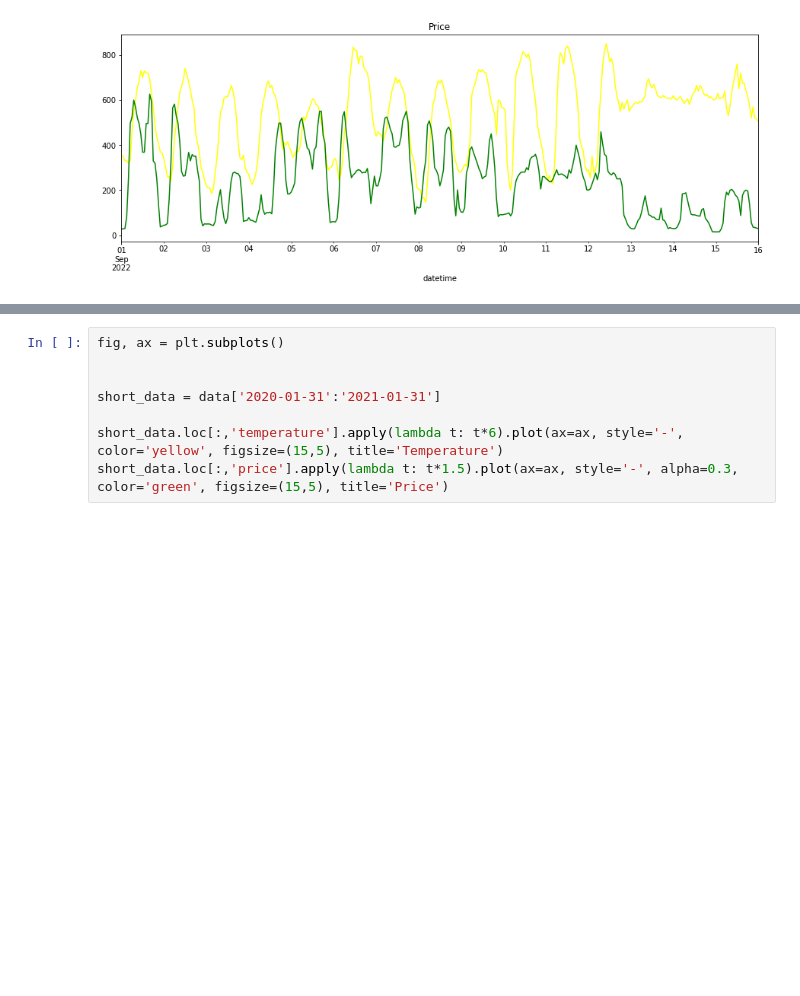
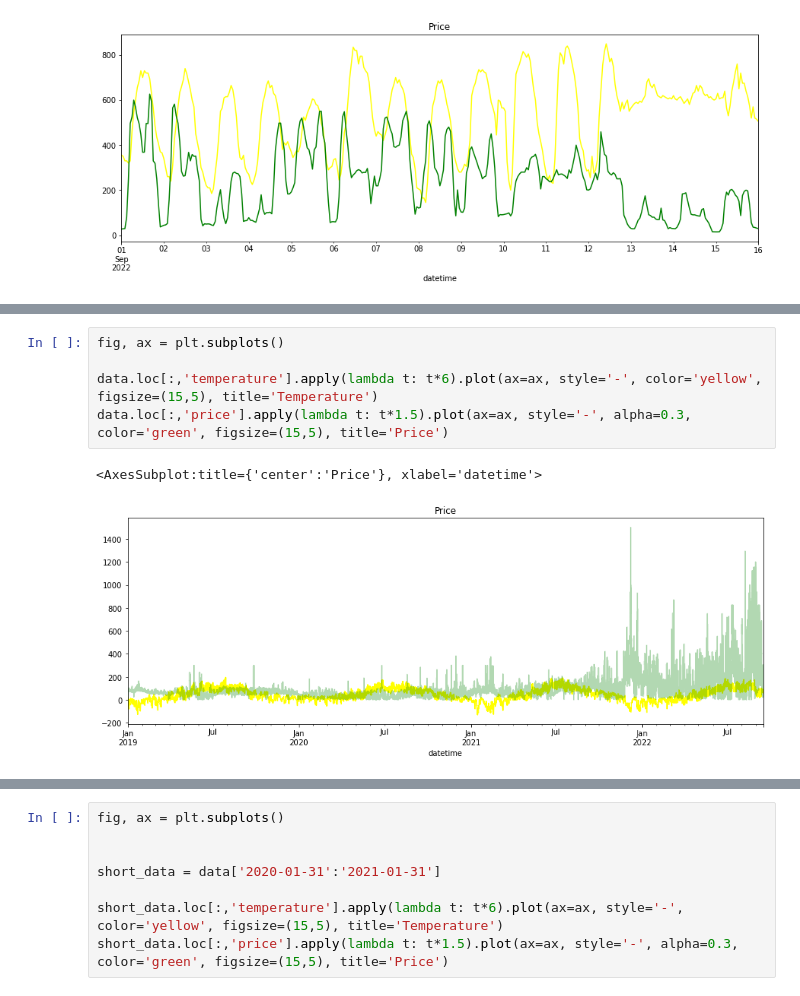
Before and after one commit to IDS-mini/electricity, a Jupyter notebook: data/data_integration_s.ipynb, the cells around one changed output, grey strips where cells are left out. Cells and saved outputs as stored; diff of their text form; blank space fills up the shorter version.

```diff
--- a/data/data_integration_s.ipynb
+++ b/data/data_integration_s.ipynb
@@ -82,0 +88,8 @@ Before war criris
+# %%
+fig, ax = plt.subplots()
+
+data.loc[:,'temperature'].apply(lambda t: t*6).plot(ax=ax, style='-', color='yellow', figsize=(15,5), title='Temperature')
+data.loc[:,'price'].apply(lambda t: t*1.5).plot(ax=ax, style='-', alpha=0.3, color='green', figsize=(15,5), title='Price')
+# %% [output]
+<AxesSubplot:title={'center':'Price'}, xlabel='datetime'>
+[figure, added]
```
Also changed, not shown: parts of 24 cells of this notebook.
